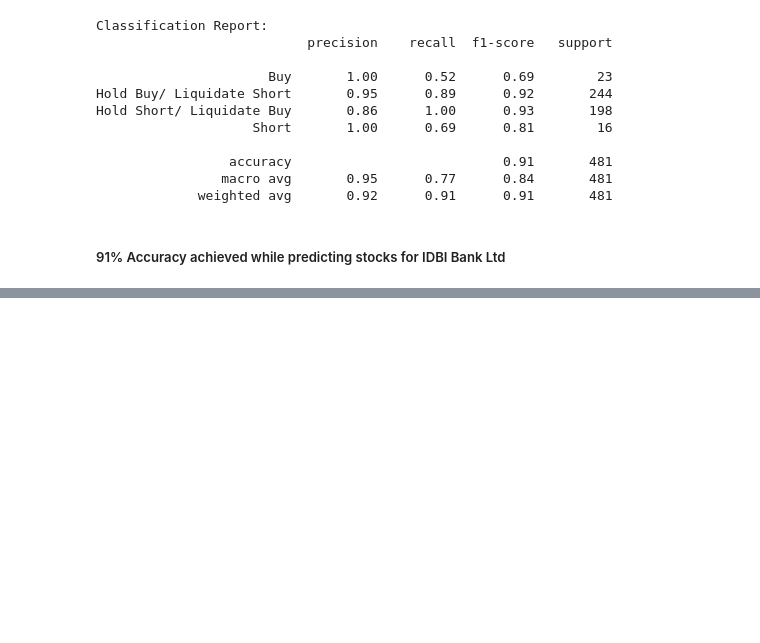
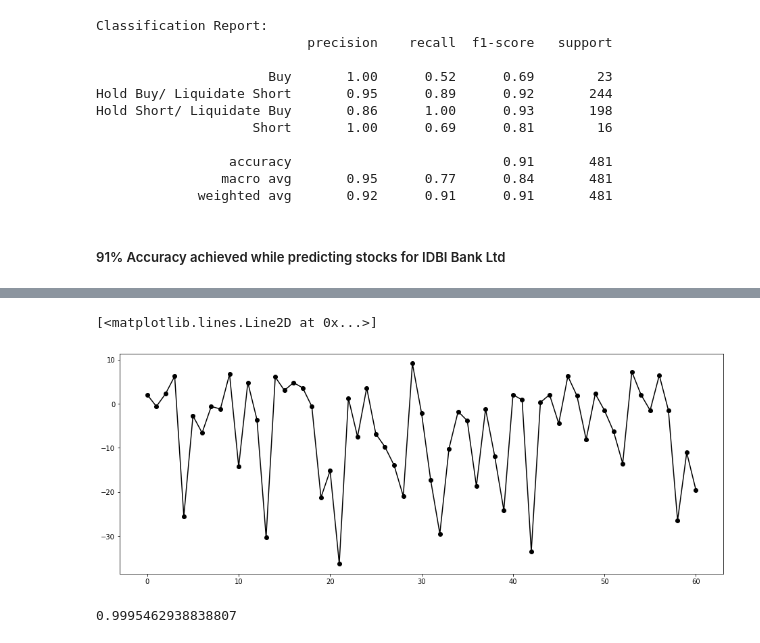
Before and after one commit to merrcury/PRJ_ML_FInancial-Market, a Jupyter notebook: Module 4 - Algo Trading using Classification.ipynb, the cells around one changed output, grey strips where cells are left out. Cells and saved outputs as stored; diff of their text form; code cells hidden in the pictures; blank space fills up the shorter version.

```diff
--- a/Module 4 - Algo Trading using Classification.ipynb
+++ b/Module 4 - Algo Trading using Classification.ipynb
@@ -316,0 +419,52 @@ plt.show()
+# %%
+X_train, X_test, y_train, y_test = train_test_split\
+(df[['Close Price','Rolling Mean','Rolling Std']],df['cum_ret'], test_size=0.123)
+# %%
+def performance_metric(y_true, y_predict):
+    """ Calculates and returns the performance score between
+        true and predicted values based on the metric chosen. """
+    # Calculate the performance score between 'y_true' and 'y_predict'
+    score = r2_score(y_true, y_predict)
+
+    # Return the score
+    return score
+
+from sklearn.ensemble import RandomForestRegressor
+
+def fit_model(X, y):
+    """ Performs grid search over the 'max_depth' parameter for a
+        decision tree regressor trained on the input data [X, y]. """
+
+    # Create cross-validation sets from the training data
+    cv_sets = ShuffleSplit(n_splits=10, test_size = 0.20, random_state = 0)
+
+    # Create a decision tree regressor object
+    regressor = RandomForestRegressor(n_estimators=100)
+
+    # Create a dictionary for the parameter 'max_depth' with a range from 1 to 10
+    params = {'max_depth' : (1,2,3,4,5,6,7,8,9,10)}
+
+    # Transform 'performance_metric' into a scoring function using 'make_scorer'
+    scoring_fnc = make_scorer(performance_metric)
+
+    # Create the grid search object
+    grid = GridSearchCV(regressor, params, scoring=scoring_fnc, cv=cv_sets)
+
+    # Fit the grid search object to the data to compute the optimal model
+    grid = grid.fit(X, y)
+
+    # Return the optimal model after fitting the data
+    return grid.best_estimator_
+
+# Fit the training data to the model using grid search
+reg = fit_model(X_train, y_train)
+# %%
+plt.figure(figsize=(16,6))
+plt.plot(reg.predict(X_test),'o-')
+# %% [output]
+[<matplotlib.lines.Line2D at 0x...>]
+[figure, added]
+# %%
+r2_score(y_test.values,reg.predict(X_test))
+# %% [output]
+0.9995462938838807
```
Also changed, not shown: parts of 24 cells of this notebook.
